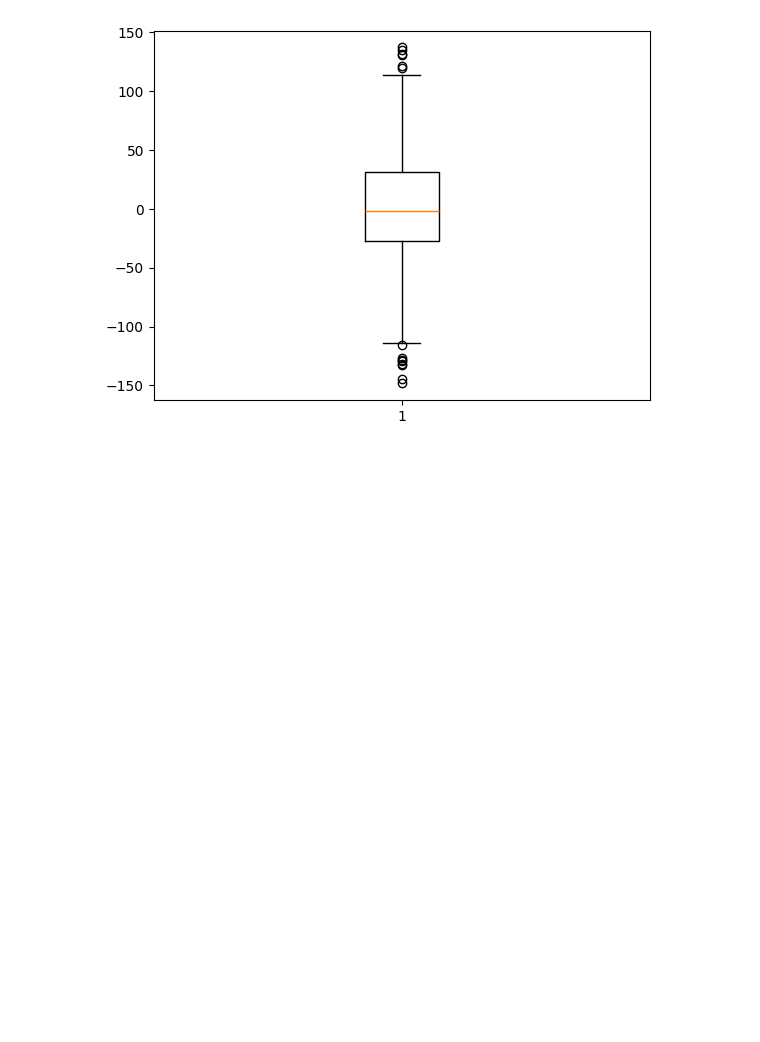
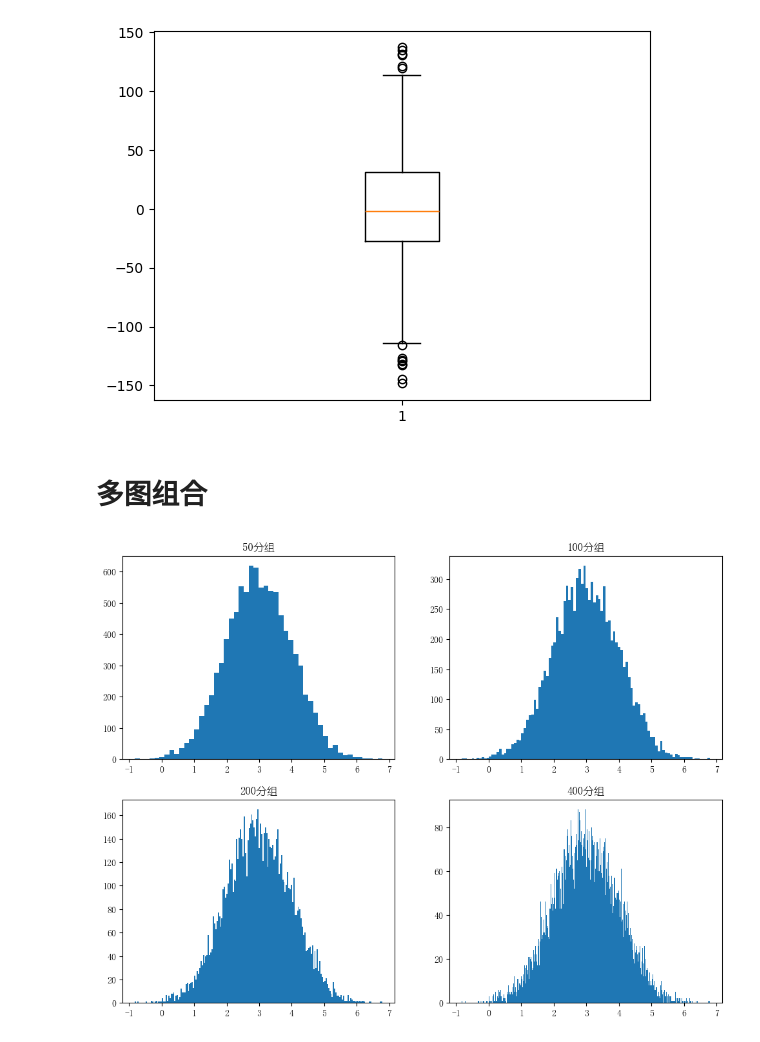
Before and after one commit to shouzheng/ml-notes, a Jupyter notebook: examples/数据分析/可视化分析-基于Matplotlib.ipynb, the cells around one changed output. Saved outputs shown, nothing was run; the diff lists cells and outputs as text; code cells hidden in the pictures; blank space fills up the shorter version.

```diff
--- a/examples/数据分析/可视化分析-基于Matplotlib.ipynb
+++ b/examples/数据分析/可视化分析-基于Matplotlib.ipynb
@@ -189,3 +189,30 @@ plt.boxplot(data)
 plt.show()
 # %% [output]
 [figure]
+# %% [markdown]
+# 多图组合
+# %%
+import numpy as np
+import matplotlib
+matplotlib.rc("font",family='YouYuan')
+import matplotlib.pyplot as plt
+
+values = np.random.normal(3.0, 1.0, 10000)
+
+fig, ax = plt.subplots(ncols=2, nrows=2, figsize=(12,9))
+
+ax[0,0].hist(values, 50)
+ax[0,0].set_title('50分组')
+
+ax[0,1].hist(values, 100)
+ax[0,1].set_title('100分组')
+
+ax[1,0].hist(values, 200)
+ax[1,0].set_title('200分组')
+
+ax[1,1].hist(values, 400)
+ax[1,1].set_title('400分组')
+
+plt.show()
+# %% [output]
+[figure, added]
```
Also changed, not shown: 4 other files.
